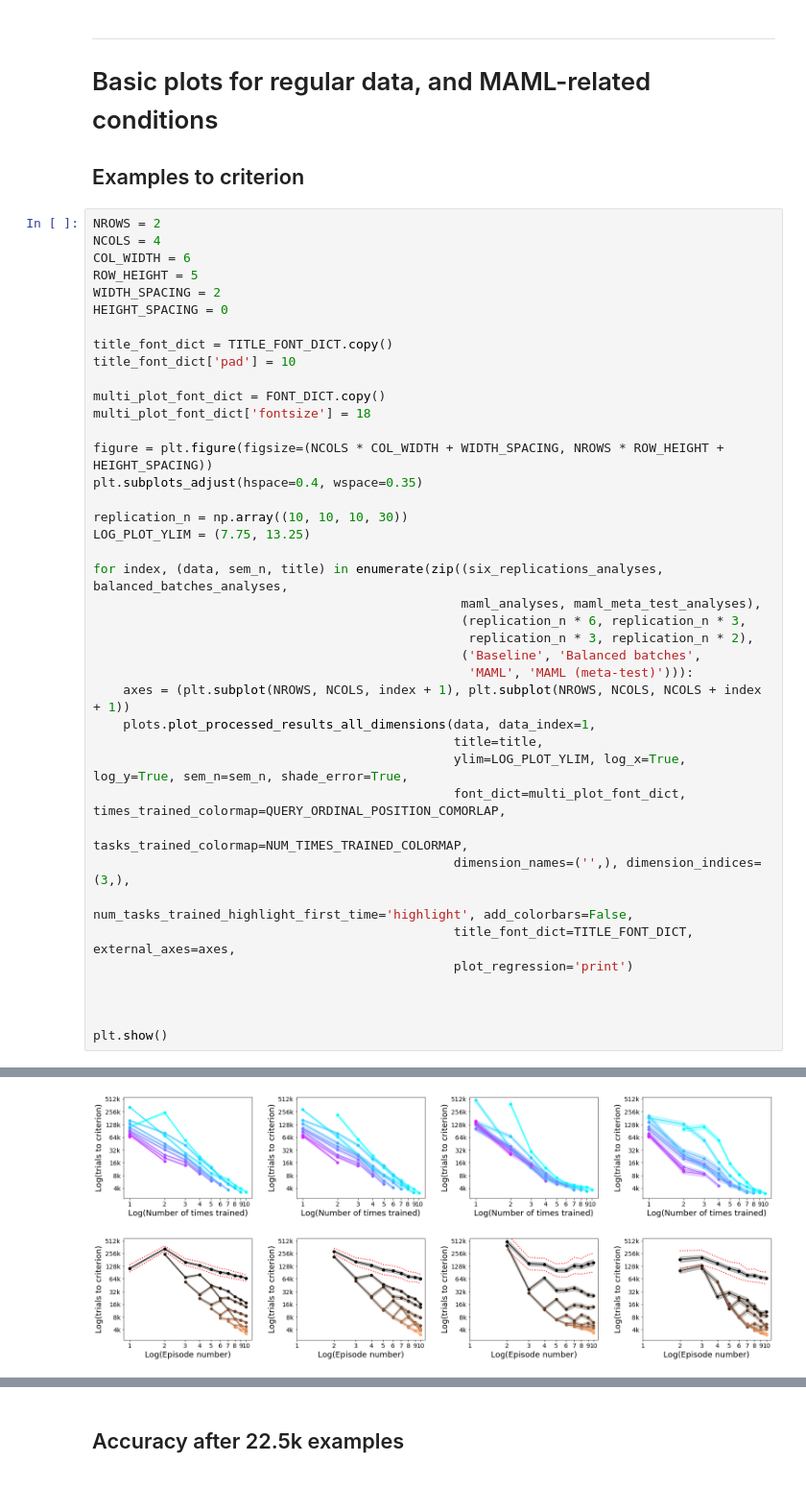
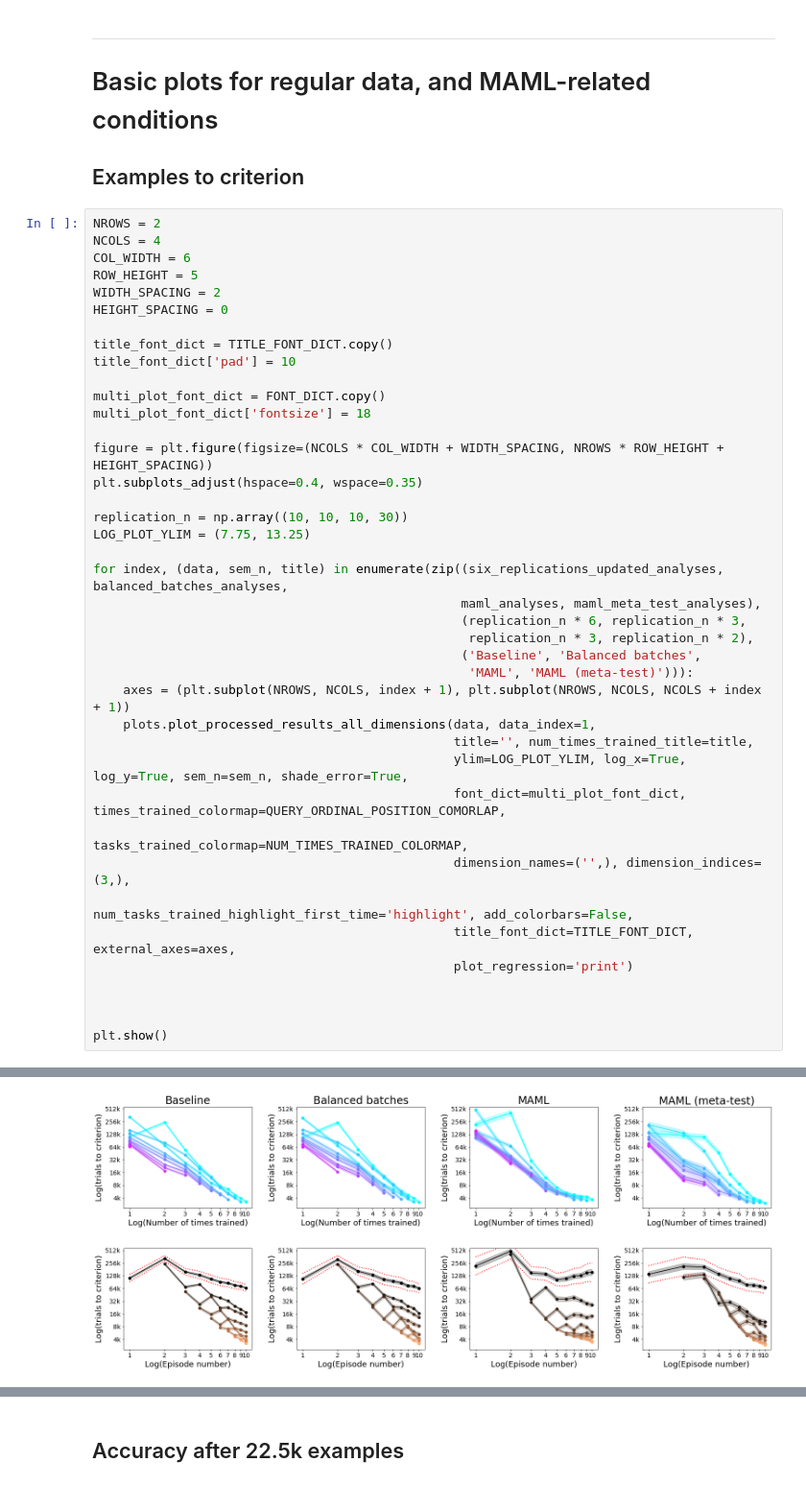
Before and after one commit to guydav/deep-learning-projects, a Jupyter notebook: notebooks/Meta_Learning_MAML_plots.ipynb, the cells around one changed output, grey strips where cells are left out. Shown at 96% size. Cells and saved outputs as stored; diff of their text form.

Commit message:
Initial data analyses with MAML across the few conditions.

```diff
--- a/notebooks/Meta_Learning_MAML_plots.ipynb
+++ b/notebooks/Meta_Learning_MAML_plots.ipynb
@@ -88,7 +87,7 @@ plt.subplots_adjust(hspace=0.4, wspace=0.35)
 replication_n = np.array((10, 10, 10, 30))
 LOG_PLOT_YLIM = (7.75, 13.25)
 
-for index, (data, sem_n, title) in enumerate(zip((six_replications_analyses, balanced_batches_analyses,
+for index, (data, sem_n, title) in enumerate(zip((six_replications_updated_analyses, balanced_batches_analyses,
                                                  maml_analyses, maml_meta_test_analyses),
                                                  (replication_n * 6, replication_n * 3,
                                                   replication_n * 3, replication_n * 2),
@@ -96,7 +95,7 @@ for index, (data, sem_n, title) in enumerate(zip((six_replications_analyses, bal
                                                   'MAML', 'MAML (meta-test)'))):
     axes = (plt.subplot(NROWS, NCOLS, index + 1), plt.subplot(NROWS, NCOLS, NCOLS + index + 1))
     plots.plot_processed_results_all_dimensions(data, data_index=1,
-                                                title=title,
+                                                title='', num_times_trained_title=title,
                                                 ylim=LOG_PLOT_YLIM, log_x=True, log_y=True, sem_n=sem_n, shade_error=True,
                                                 font_dict=multi_plot_font_dict, times_trained_colormap=QUERY_ORDINAL_POSITION_COMORLAP,
                                                 tasks_trained_colormap=NUM_TIMES_TRAINED_COLORMAP,
@@ -129 +119 @@ log(y) = nan log(x) + nan
-[figure, old version]
+[figure, new version]
```
Also changed, not shown: parts of 5 cells of this notebook, 3 other files.
